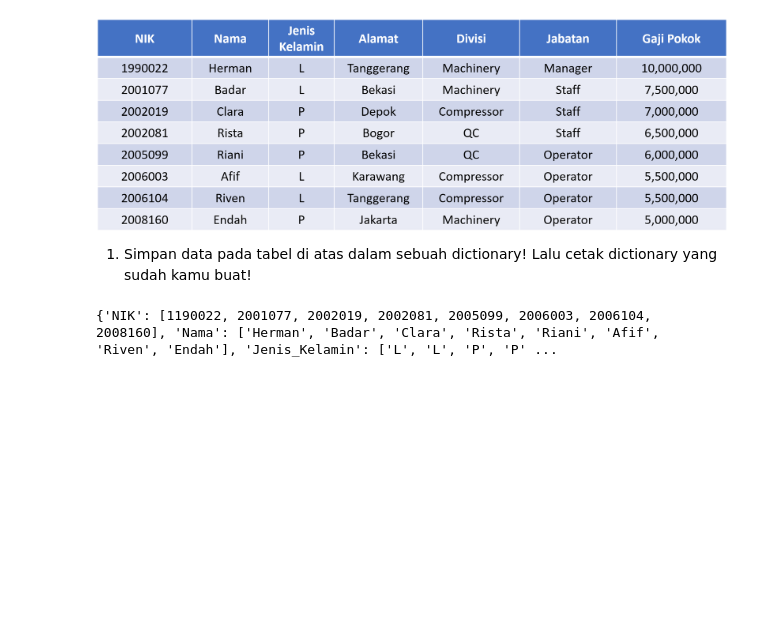
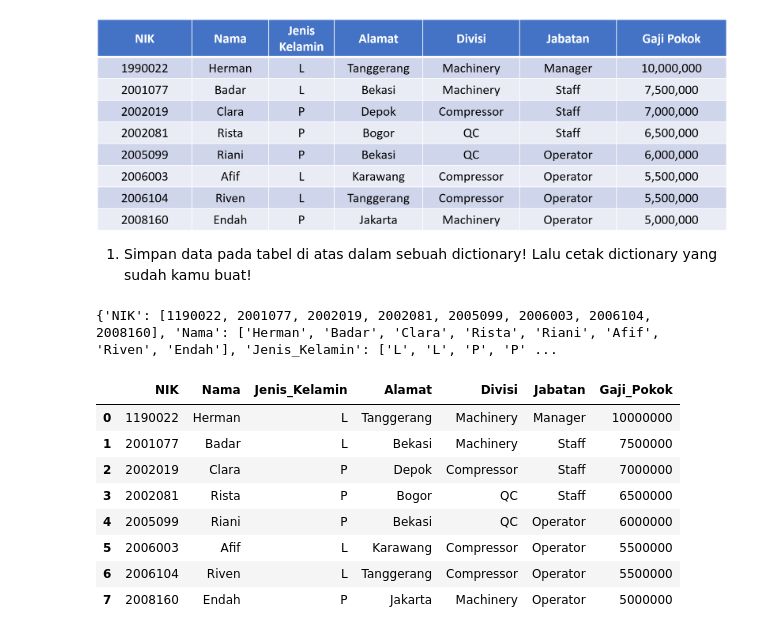
Before and after one commit to Rappostor/Rappostor, a Jupyter notebook: Copy_of_Python_3_Kelas_Awan_Pintar_Rizqi_Alif_Permana_Putra__Container_list,_tupple,_set.ipynb, the cells around one changed output. Saved outputs shown, nothing was run; the diff lists cells and outputs as text; code cells hidden in the pictures; blank space fills up the shorter version.

```diff
--- a/Copy_of_Python_3_Kelas_Awan_Pintar_Rizqi_Alif_Permana_Putra__Container_list,_tupple,_set.ipynb
+++ b/Copy_of_Python_3_Kelas_Awan_Pintar_Rizqi_Alif_Permana_Putra__Container_list,_tupple,_set.ipynb
@@ -681,3 +683,38 @@ Tabel_Database = {'NIK': NIK,
 print(Tabel_Database)
 # %% [output]
 {'NIK': [1190022, 2001077, 2002019, 2002081, 2005099, 2006003, 2006104, 2008160], 'Nama': ['Herman', 'Badar', 'Clara', 'Rista', 'Riani', 'Afif', 'Riven', 'Endah'], 'Jenis_Kelamin': ['L', 'L', 'P', 'P' ...
+# %%
+import pandas as pd
+#Ini adalah tabel versi tersusun rapih
+
+#Data yang dibuat seperti NIK, Nama, Jenis Kelamin, Alamat, Divisi, Jabatan, dan Gaji Pokok
+NIK = [1190022, 2001077, 2002019, 2002081, 2005099, 2006003, 2006104, 2008160]
+Nama = ['Herman', 'Badar', 'Clara', 'Rista', 'Riani', 'Afif', 'Riven', 'Endah']
+Jenis_Kelamin = ['L', 'L', 'P', 'P', 'P', 'L', 'L', 'P']
+Alamat = ['Tanggerang', 'Bekasi', 'Depok', 'Bogor', 'Bekasi', 'Karawang', 'Tanggerang', 'Jakarta']
+Divisi = ['Machinery', 'Machinery', 'Compressor', 'QC', 'QC', 'Compressor', 'Compressor', 'Machinery']
+Jabatan = ['Manager', 'Staff', 'Staff', 'Staff', 'Operator', 'Operator', 'Operator', 'Operator']
+Gaji_Pokok = [10000000, 7500000, 7000000, 6500000, 6000000, 5500000, 5500000, 5000000]
+
+#Data yang tadi dibuat, dikelompokkan menjadi tabel
+Tabel_Database = {'NIK': NIK,
+                  'Nama': Nama,
+                  'Jenis_Kelamin': Jenis_Kelamin,
+                  'Alamat': Alamat,
+                  'Divisi': Divisi,
+                  'Jabatan': Jabatan,
+                  'Gaji_Pokok': Gaji_Pokok}
+
+#code dibawah ini adalah untuk mengubah tabel belum tersusun menjadi tersusun rapih seperti output
+df = pd.DataFrame(Tabel_Database)
+df
+# %% [output]
+|  | NIK | Nama | Jenis_Kelamin | Alamat | Divisi | Jabatan | Gaji_Pokok |
+| 0 | 1190022 | Herman | L | Tanggerang | Machinery | Manager | 10000000 |
+| 1 | 2001077 | Badar | L | Bekasi | Machinery | Staff | 7500000 |
+| 2 | 2002019 | Clara | P | Depok | Compressor | Staff | 7000000 |
+| 3 | 2002081 | Rista | P | Bogor | QC | Staff | 6500000 |
+| 4 | 2005099 | Riani | P | Bekasi | QC | Operator | 6000000 |
+| 5 | 2006003 | Afif | L | Karawang | Compressor | Operator | 5500000 |
+| 6 | 2006104 | Riven | L | Tanggerang | Compressor | Operator | 5500000 |
+| 7 | 2008160 | Endah | P | Jakarta | Machinery | Operator | 5000000 |
```
Also changed, not shown: parts of 1 cell of this notebook.
